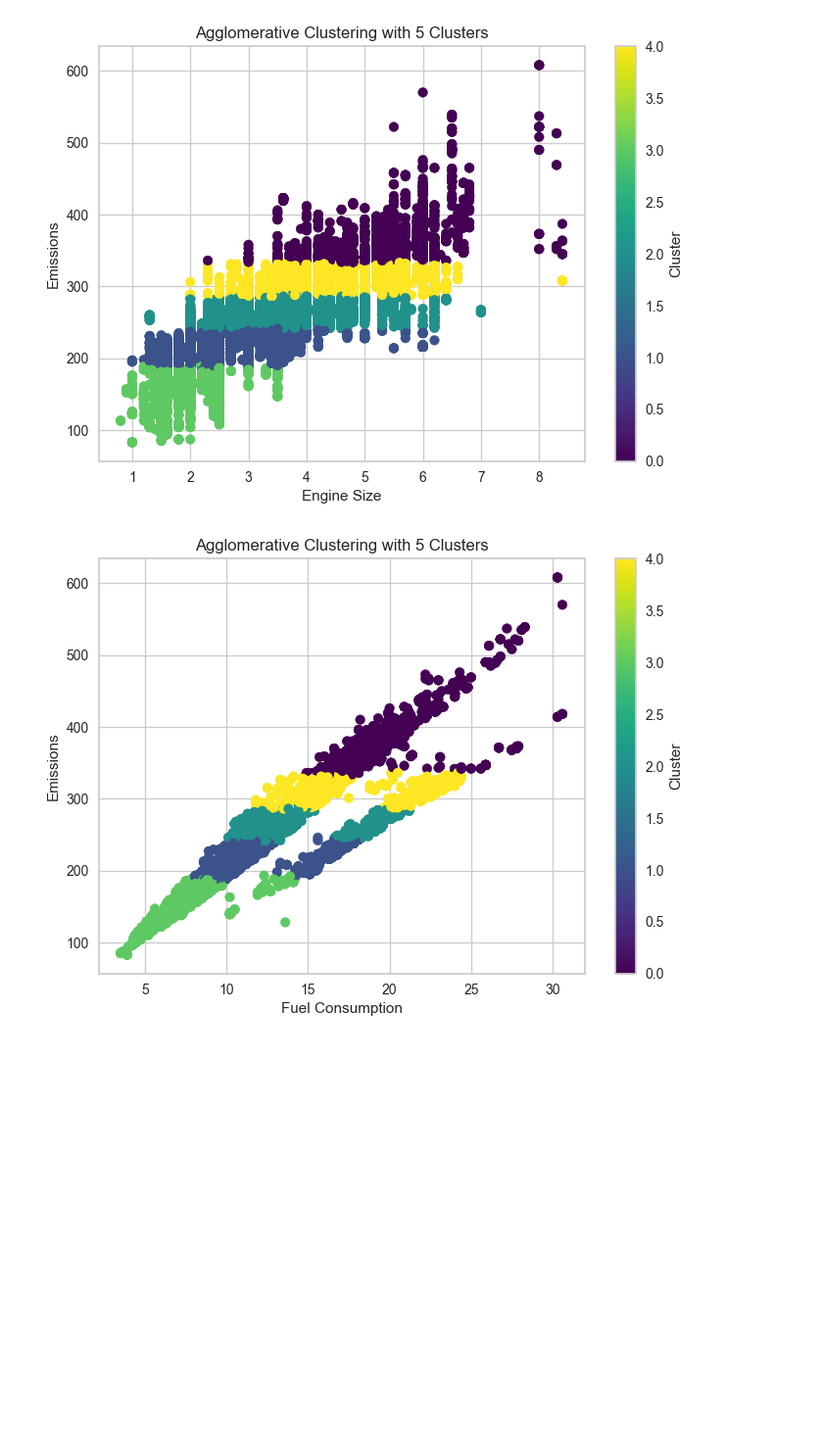
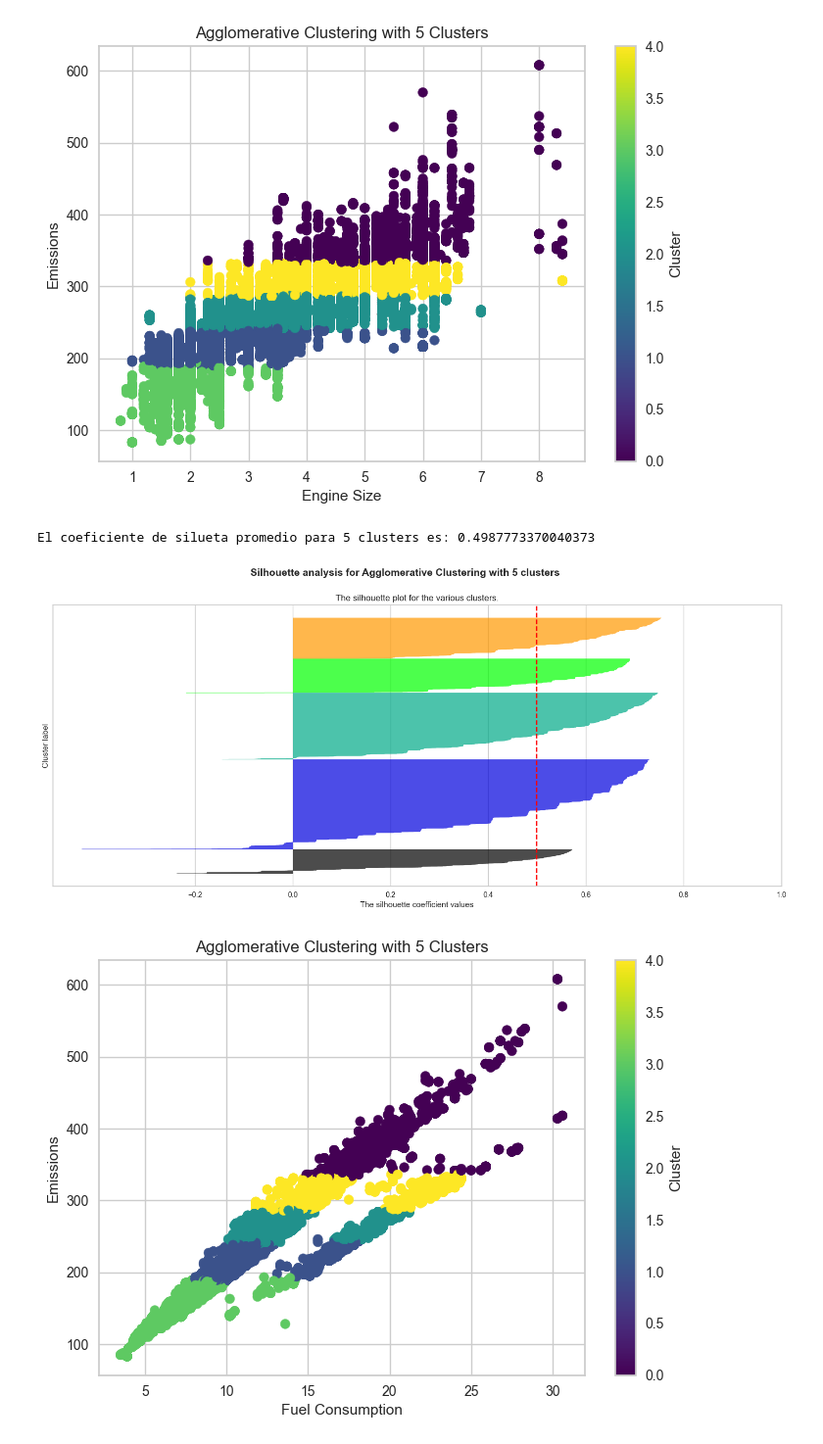
Before and after one commit to FabianJuarez182/Proyecto._Analisis_Exploratorio_MD, a Jupyter notebook: analisis_exploratorio2.ipynb, the cells around one changed output. Shown at 98% size. Drawn from its saved outputs; the diff is of its cells as text; code cells hidden in the pictures; blank space fills up the shorter version.

Commit message:
Silhouette analysis clustering jerarquico

```diff
--- a/analisis_exploratorio2.ipynb
+++ b/analisis_exploratorio2.ipynb
@@ -214,6 +214,51 @@ plt.colorbar(label='Cluster')
 plt.show()
 # %% [output]
 [figure]
+# %%
+from sklearn.metrics import silhouette_score, silhouette_samples
+import matplotlib.cm as cm
+
+
+silhouette_avg = silhouette_score(X, cluster_labels)
+print(f"El coeficiente de silueta promedio para {5} clusters es: {silhouette_avg}")
+
+sample_silhouette_values = silhouette_samples(X, cluster_labels)
+
+fig, ax1 = plt.subplots(1, 1)
+fig.set_size_inches(18, 7)
+
+y_lower = 10
+for i in range(5):
+    ith_cluster_silhouette_values = sample_silhouette_values[cluster_labels == i]
+    ith_cluster_silhouette_values.sort()
+
+    size_cluster_i = ith_cluster_silhouette_values.shape[0]
+    y_upper = y_lower + size_cluster_i
+
+    color = cm.nipy_spectral(float(i) / 5)
+    ax1.fill_betweenx(np.arange(y_lower, y_upper),
+                      0, ith_cluster_silhouette_values,
+                      facecolor=color, edgecolor=color, alpha=0.7)
+
+    y_lower = y_upper + 10  # 10 for the 0 samples
+
+ax1.set_title("The silhouette plot for the various clusters.")
+ax1.set_xlabel("The silhouette coefficient values")
+ax1.set_ylabel("Cluster label")
+
+
+ax1.axvline(x=silhouette_avg, color="red", linestyle="--")
+
+ax1.set_yticks([])
+ax1.set_xticks([-0.2, 0, 0.2, 0.4, 0.6, 0.8, 1])
+
+plt.suptitle(f"Silhouette analysis for Agglomerative Clustering with {5} clusters",
+             fontsize=14, fontweight='bold')
+
+plt.show()
+# %% [output]
+El coeficiente de silueta promedio para 5 clusters es: 0.4987773370040373
+[figure, added]
 # %%
 import numpy as np
 from scipy.cluster.hierarchy import linkage, dendrogram
```
Also changed, not shown: parts of 2 cells of this notebook.
